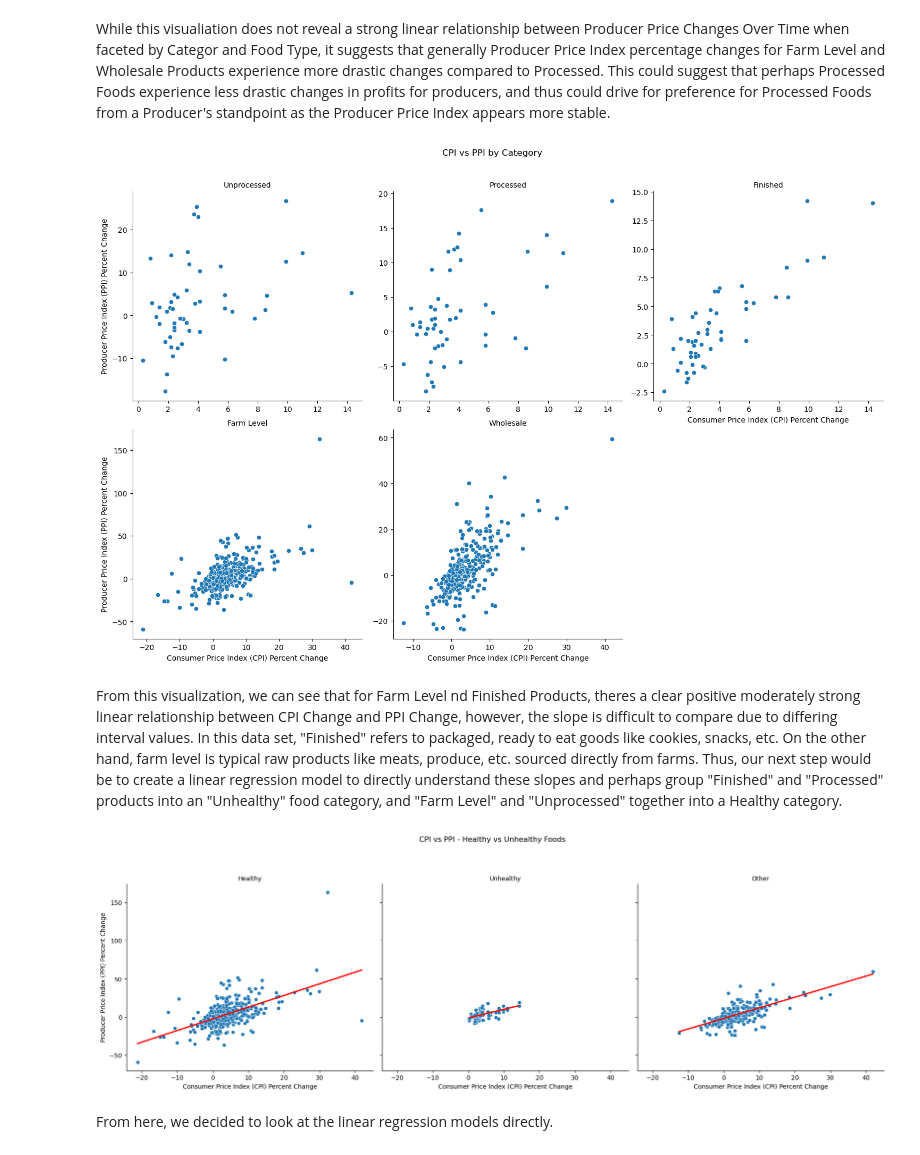
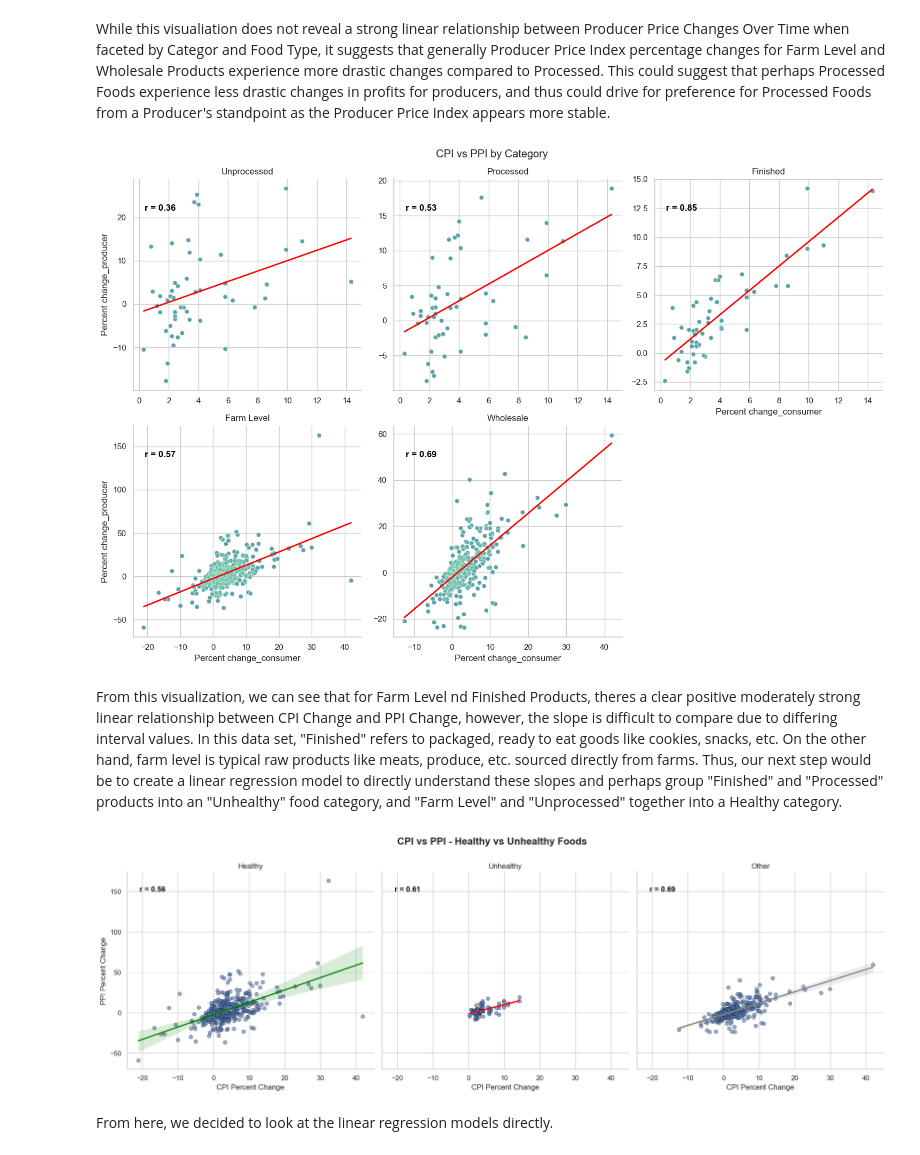
Before and after one commit to eva163x/food-insecurity-analysis, a Jupyter notebook: CS216_Project.ipynb, the cells around one changed output. Cells and saved outputs as stored; diff of their text form; code cells hidden in the pictures.

```diff
--- a/CS216_Project.ipynb
+++ b/CS216_Project.ipynb
@@ -205,6 +205,20 @@ g.map_dataframe(
     alpha=0.6,
 )
 
+# single regression line per subplot
+for ax, category in zip(g.axes.flat, historical_producer_price_changes['Category'].unique()):
+    data = historical_producer_price_changes[historical_producer_price_changes['Category'] == category]
+    sns.regplot(
+        data = data,
+        x = "Year",
+        y = "Percent change",
+        scatter = False,
+        ax = ax,
+        color = 'pink',
+        ci = 95,
+        line_kws={'linewidth': 2},
+    )
+
 # legend + title
 g.add_legend(title="Food Type", bbox_to_anchor=(1.05, 0.6), loc='center left')
 g.set_titles("{col_name}")
@@ -235,56 +249,72 @@ While this visualiation does not reveal a strong linear relationship between Pro
 # %%
 ## PPI vs CPI
 
 g = sns.FacetGrid(cpi_ppi, col="Category", col_wrap=3, height=5, sharex=False, sharey=False)
 g.map_dataframe(sns.scatterplot, x="Percent change_consumer", y="Percent change_producer")
 
 # Adding titles and labels
 g.set_axis_labels("Consumer Price Index (CPI) Percent Change", "Producer Price Index (PPI) Percent Change")
 g.set_titles("{col_name}")
 
 plt.subplots_adjust(top=0.9)
 g.fig.suptitle("CPI vs PPI by Category")
 
+for ax, category in zip(g.axes.flat, cpi_ppi["Category"].unique()):
+    data = cpi_ppi[cpi_ppi["Category"] == category]
+    sns.regplot(data=data, x="Percent change_consumer", y="Percent change_producer", ax=ax,
+                scatter=False, color='red', ci=None, line_kws={'linewidth': 2})
+
+from scipy.stats import pearsonr
+
+for ax, category in zip(g.axes.flat, cpi_ppi["Category"].unique()):
+    data = cpi_ppi[cpi_ppi["Category"] == category]
+    corr, _ = pearsonr(data["Percent change_consumer"], data["Percent change_producer"])
+    ax.annotate(f"r = {corr:.2f}", xy=(0.05, 0.85), xycoords="axes fraction", fontsize=12, fontweight="bold", color="black")
+
+g.map_dataframe(sns.scatterplot, x="Percent change_consumer", y="Percent change_producer", alpha=0.6, hue="Category", palette="Set2")
+
 plt.show()
 # %% [output]
-[figure, old version]
+[figure, new version]
 # %% [markdown]
 From this visualization, we can see that for Farm Level nd Finished Products, theres a clear positive moderately strong linear relationship between CPI Change and PPI Change, however, the slope is difficult to compare due to differing interval values. In this data set, "Finished" refers to packaged, ready to eat goods like cookies, snacks, etc. On the other hand, farm level is typical raw products like meats, produce, etc. sourced directly from farms. Thus, our next step would be to create a linear regression model to directly understand these slopes and perhaps group "Finished" and "Processed" products into an "Unhealthy" food category, and "Farm Level" and "Unprocessed" together into a Healthy category.
 # %%
-## grouped visual
+from scipy.stats import pearsonr
 
-# categorize as "Healthy" or "Unhealthy"
-def categorize_health(category):
-    if category in ["Finished", "Processed"]:
-        return "Unhealthy"
-    elif category in ["Unprocessed", "Farm Level"]:
-        return "Healthy"
-    else:
-        return "Other"
+# Set style
+sns.set(style="whitegrid")
 
-# Apply the categorization
-cpi_ppi['Health Category'] = cpi_ppi['Category'].apply(categorize_health)
+# Define colors for health categories
+colors = {"Healthy": "green", "Unhealthy": "red", "Other": "gray"}
 
-# Facet plot with scatter
-g = sns.FacetGrid(cpi_ppi, col="Health Category", height=6)
-g.map_dataframe(sns.scatterplot, x="Percent change_consumer", y="Percent change_producer")
+# Create the facet grid
+g = sns.FacetGrid(cpi_ppi, col="Health Category", height=6, sharex=True, sharey=True, palette=colors)
+g.map_dataframe(sns.scatterplot, x="Percent change_consumer", y="Percent change_producer", alpha=0.6, edgecolor="black")
 
-# line without standard error
+# Add regression lines & correlation coefficients
 for ax, category in zip(g.axes.flat, cpi_ppi['Health Category'].unique()):
     data = cpi_ppi[cpi_ppi['Health Category'] == category]
-    sns.regplot(data=data, x="Percent change_consumer", y="Percent change_producer", ax=ax, scatter=False, color='red', ci=None)
 
-# Adjusting the titles and labels
-g.set_axis_labels("Consumer Price Index (CPI) Percent Change", "Producer Price Index (PPI) Percent Change")
+    # Regression line with confidence interval
+    sns.regplot(data = data, x = "Percent change_consumer", y = "Percent change_producer", ax = ax,
+                scatter = False, color=colors[category], ci = 95, line_kws = {'linewidth': 2})
+
+    # calculate Pearson correlation
+    corr, _ = pearsonr(data['Percent change_consumer'], data['Percent change_producer'])
+    ax.text(0.05, 0.9, f"r = {corr:.2f}", transform=ax.transAxes, fontsize=12, fontweight="bold", color="black")
+
+# Adjust titles & labels
+g.set_axis_labels("CPI Percent Change", "PPI Percent Change")
 g.set_titles("{col_name}")
 
-# Main title
-plt.subplots_adjust(top=0.8)
-g.fig.suptitle("CPI vs PPI - Healthy vs Unhealthy Foods")
+# Improve title positioning
+plt.subplots_adjust(top=0.85)
+g.fig.suptitle("CPI vs PPI - Healthy vs Unhealthy Foods", fontsize=16, fontweight="bold")
 
+# Show the figure
 plt.show()
 # %% [output]
-[figure, old version]
+[figure, new version]
 # %% [markdown]
 From here, we decided to look at the linear regression models directly.
 # %%
```
Also changed, not shown: parts of 5 cells of this notebook.
